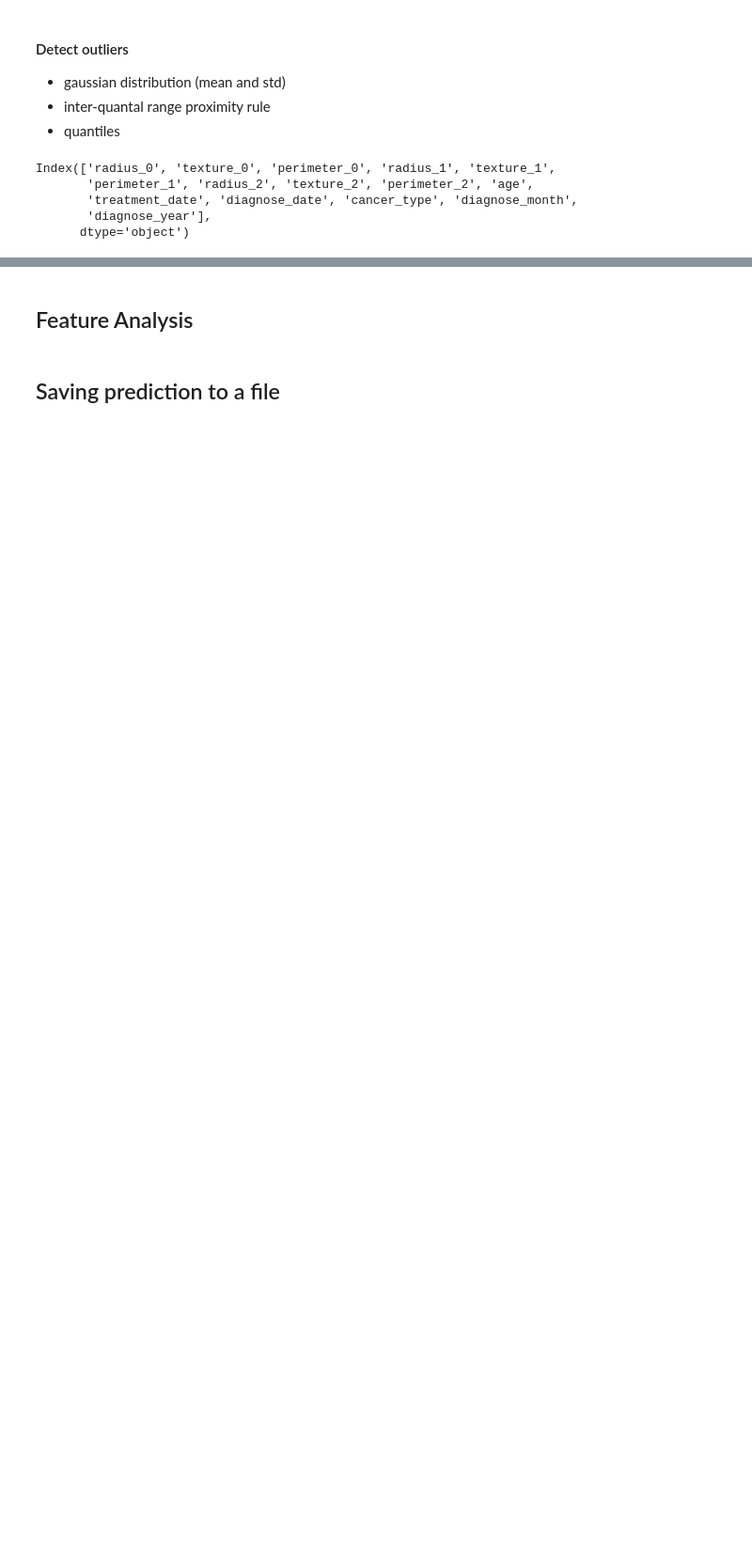
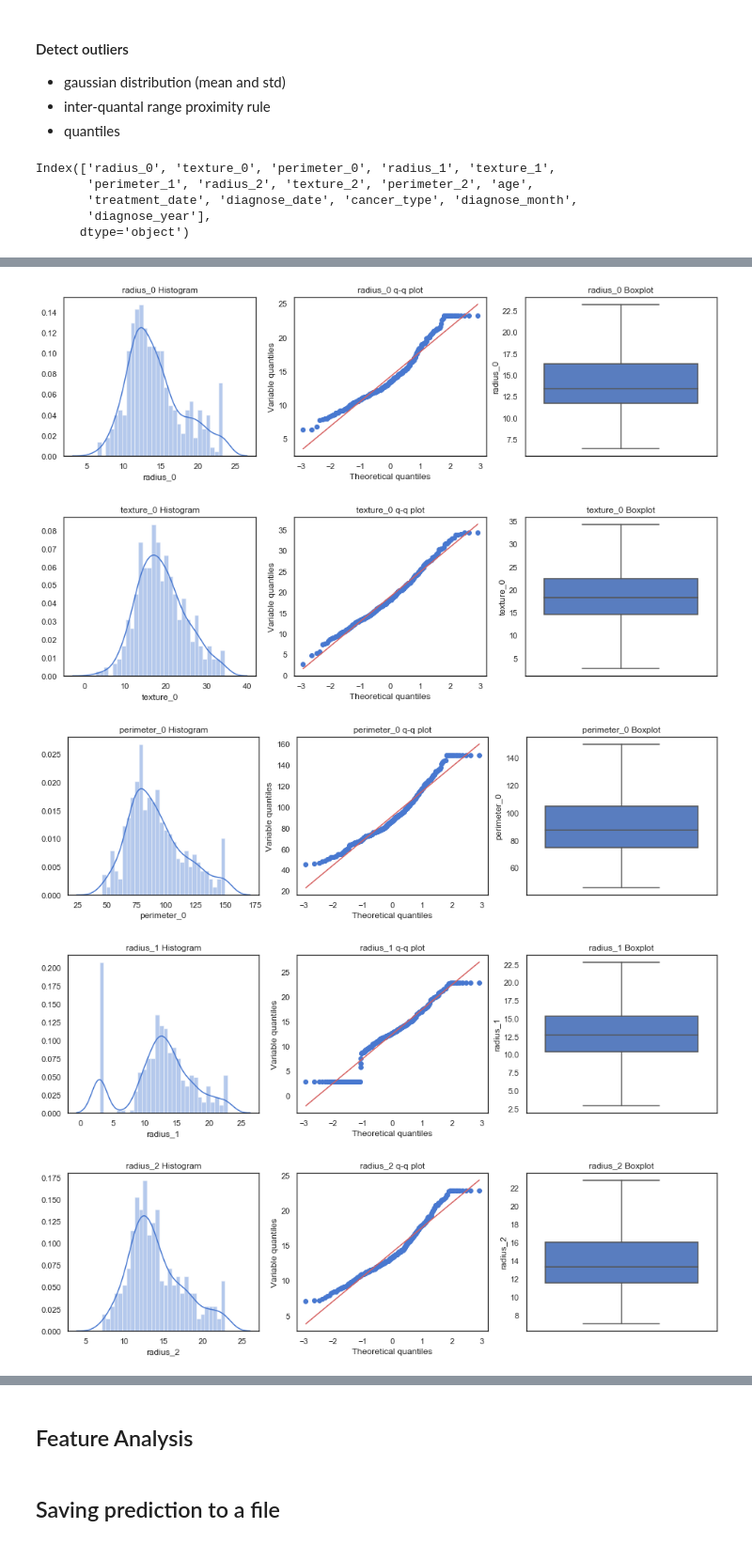
Before and after one commit to ck-unifr/challenge_may_20, a Jupyter notebook: notebook/bi_challenge_solution_may_20.ipynb, the cells around one changed output, grey strips where cells are left out. Shown at 94% size. Cells and saved outputs as stored; diff of their text form; code cells hidden in the pictures; blank space fills up the shorter version.

```diff
--- a/notebook/bi_challenge_solution_may_20.ipynb
+++ b/notebook/bi_challenge_solution_may_20.ipynb
@@ -596,6 +617,9 @@ Index(['radius_0', 'texture_0', 'perimeter_0', 'radius_1', 'texture_1',
        'treatment_date', 'diagnose_date', 'cancer_type', 'diagnose_month',
        'diagnose_year'],
       dtype='object')
+# %%
+var_cols = ['radius_0', 'texture_0', 'perimeter_0', 'radius_1', 'texture_1',
+            'perimeter_1', 'radius_2', 'texture_2', 'perimeter_2']
 # %%
 def plot_var(df, variable):
     # function takes a dataframe (df) and
@@ -621,3 +645,6 @@ def plot_var(df, variable):
     plt.title('{} Boxplot'.format(variable));
 
     plt.show()
+# %%
+for col in var_cols:
+    plot_var(df_train, col)
@@ -623,0 +661,21 @@ def plot_var(df, variable):
+# %%
+
+var_outlier_col = ['radius_0', 'texture_0', 'perimeter_0', 'radius_1', 'radius_2', 'texture_2']
+
+windsoriser = Winsorizer(distribution='skewed', # choose skewed for IQR rule boundaries or gaussian for mean and std
+                         tail='both',          # cap left, right or both tails
+                         fold=1.5,
+                         variables=var_outlier_col)
+
+windsoriser.fit(df_train)
+
+df_train_cap = windsoriser.transform(df_train)
+# %%
+for col in var_outlier_col:
+    plot_var(df_train_cap, col)
+# %% [output]
+[figure, added]
+[figure, added]
+[figure, added]
+[figure, added]
+[figure, added]
```
Also changed, not shown: parts of 41 cells of this notebook.
